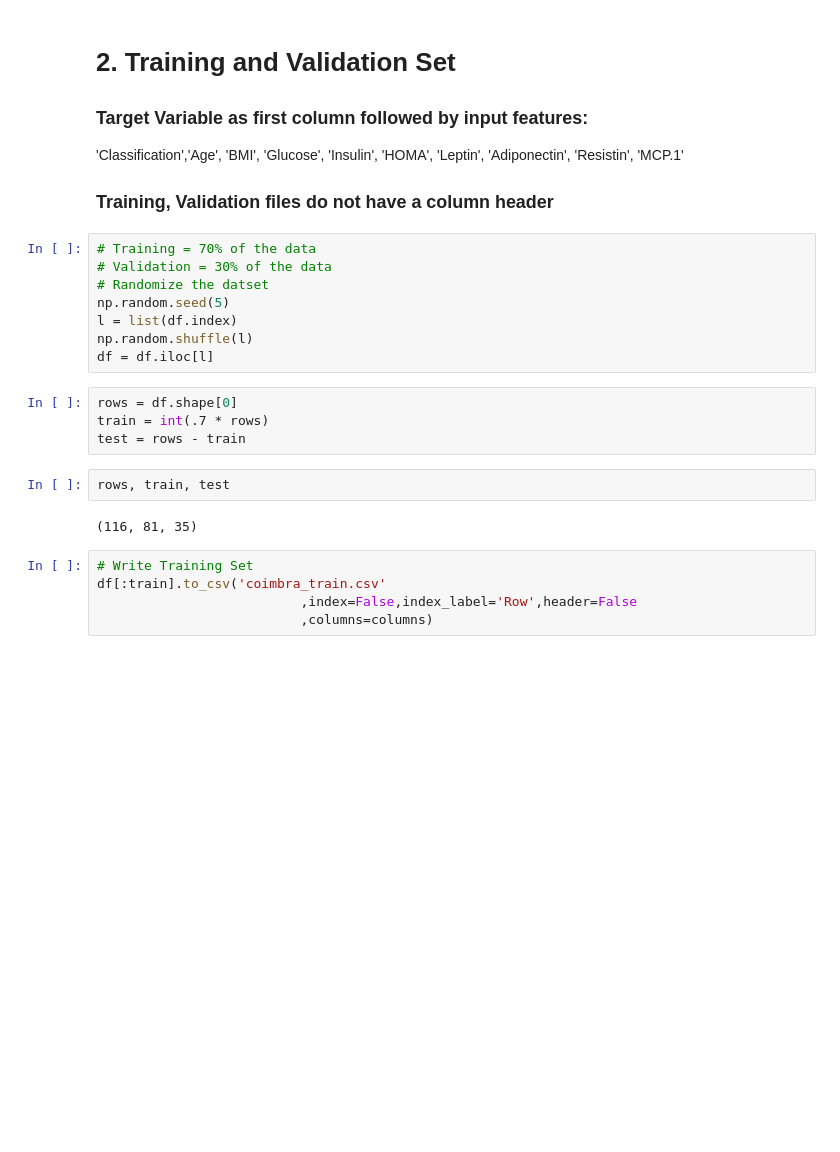
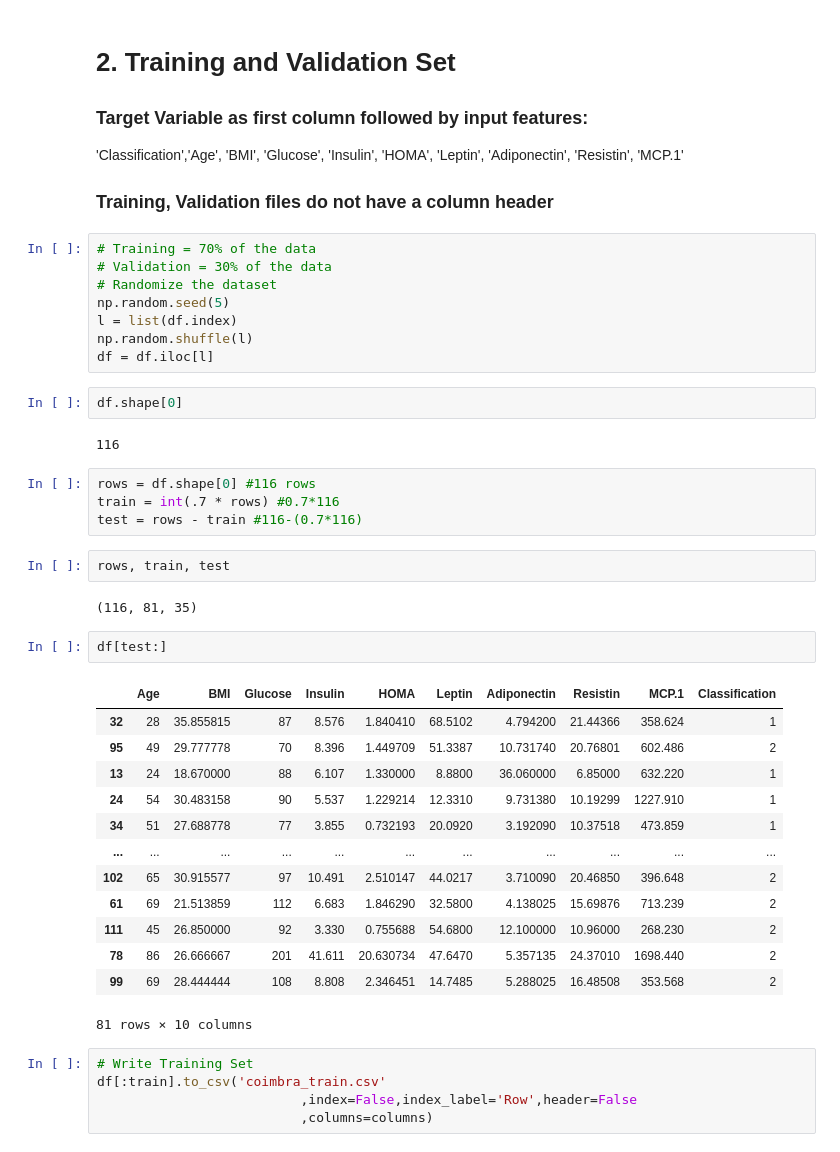
Before and after one commit to nekoemperor/ML-Projects, a Jupyter notebook: Breast Cancer Coimbra/archivs/Breast Cancer Coimbra V2.ipynb, the cells around one changed output. Saved outputs shown, nothing was run; the diff lists cells and outputs as text; blank space fills up the shorter version.

```diff
--- a/Breast Cancer Coimbra/Breast Cancer Coimbra V2.ipynb
+++ b/Breast Cancer Coimbra/archivs/Breast Cancer Coimbra V2.ipynb
@@ -151,19 +151,39 @@ plt.show()
 # %%
 # Training = 70% of the data
 # Validation = 30% of the data
-# Randomize the datset
+# Randomize the dataset
 np.random.seed(5)
 l = list(df.index)
 np.random.shuffle(l)
 df = df.iloc[l]
+# %%
+df.shape[0]
+# %% [output]
+116
 # %%
-rows = df.shape[0]
-train = int(.7 * rows)
-test = rows - train
+rows = df.shape[0] #116 rows
+train = int(.7 * rows) #0.7*116
+test = rows - train #116-(0.7*116)
 # %%
 rows, train, test
 # %% [output]
 (116, 81, 35)
+# %%
+df[test:]
+# %% [output]
+|  | Age | BMI | Glucose | Insulin | HOMA | Leptin | Adiponectin | Resistin | MCP.1 | Classification |
+| 32 | 28 | 35.855815 | 87 | 8.576 | 1.840410 | 68.5102 | 4.794200 | 21.44366 | 358.624 | 1 |
+| 95 | 49 | 29.777778 | 70 | 8.396 | 1.449709 | 51.3387 | 10.731740 | 20.76801 | 602.486 | 2 |
+| 13 | 24 | 18.670000 | 88 | 6.107 | 1.330000 | 8.8800 | 36.060000 | 6.85000 | 632.220 | 1 |
+| 24 | 54 | 30.483158 | 90 | 5.537 | 1.229214 | 12.3310 | 9.731380 | 10.19299 | 1227.910 | 1 |
+| 34 | 51 | 27.688778 | 77 | 3.855 | 0.732193 | 20.0920 | 3.192090 | 10.37518 | 473.859 | 1 |
+| ... | ... | ... | ... | ... | ... | ... | ... | ... | ... | ... |
+| 102 | 65 | 30.915577 | 97 | 10.491 | 2.510147 | 44.0217 | 3.710090 | 20.46850 | 396.648 | 2 |
+| 61 | 69 | 21.513859 | 112 | 6.683 | 1.846290 | 32.5800 | 4.138025 | 15.69876 | 713.239 | 2 |
+| 111 | 45 | 26.850000 | 92 | 3.330 | 0.755688 | 54.6800 | 12.100000 | 10.96000 | 268.230 | 2 |
+| 78 | 86 | 26.666667 | 201 | 41.611 | 20.630734 | 47.6470 | 5.357135 | 24.37010 | 1698.440 | 2 |
+| 99 | 69 | 28.444444 | 108 | 8.808 | 2.346451 | 14.7485 | 5.288025 | 16.48508 | 353.568 | 2 |
+81 rows × 10 columns
 # %%
 # Write Training Set
 df[:train].to_csv('coimbra_train.csv'
```
Also changed, not shown: parts of 1 cell of this notebook, 6 other files.
